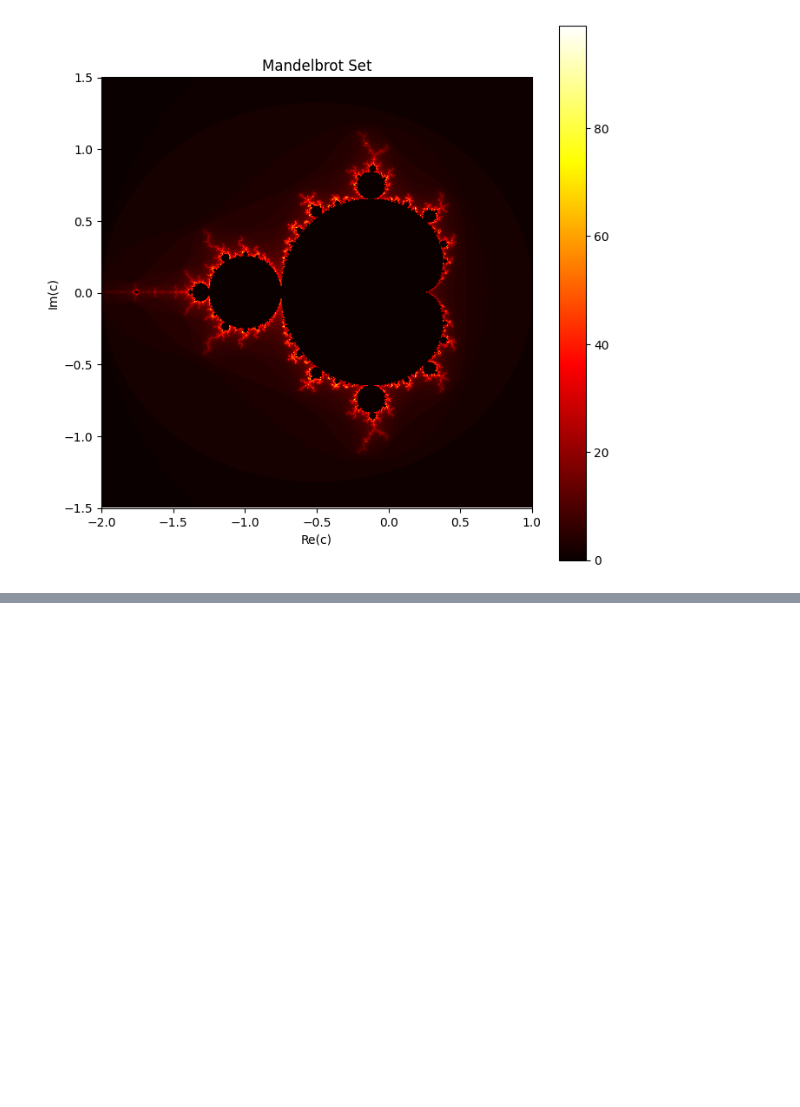
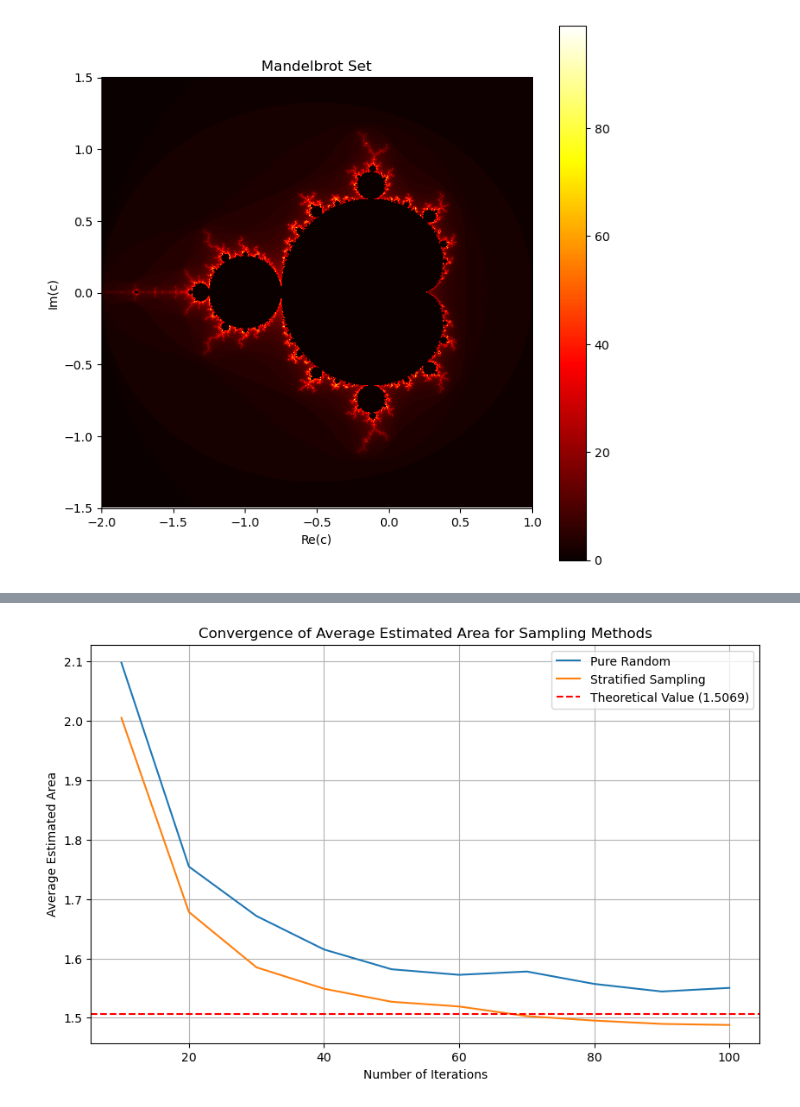
Before and after one commit to jazminli/SS-assignment1, a Jupyter notebook: q1.ipynb, the cells around one changed output, grey strips where cells are left out. Saved outputs shown, nothing was run; the diff lists cells and outputs as text; code cells hidden in the pictures; blank space fills up the shorter version.

```diff
--- a/q1.ipynb
+++ b/q1.ipynb
@@ -315,0 +371,30 @@ plt.show()
+# %%
+average_areas_data = {'Pure Random': [], 'Stratified Sampling': []}
+for max_iter in range(10, 101, 10):
+    mean_random,_ = compute_accuracy(pure_random_sampling, num_samples, max_iter, num_runs)
+    average_areas_data['Pure Random'].append(mean_random)
+
+    mean_stratified, _ = compute_accuracy(stratified_sampling, num_samples, max_iter, num_runs)
+    average_areas_data['Stratified Sampling'].append(mean_stratified)
+
+
+
+theoretical_value = 1.5069
+
+
+
+plt.figure(figsize=(10, 6))
+for method_name, avg_areas in average_areas_data.items():
+    plt.plot(range(10, 101, 10), avg_areas, label=method_name)
+
+
+plt.axhline(y=theoretical_value, color='r', linestyle='--', label='Theoretical Value (1.5069)')
+
+plt.xlabel('Number of Iterations')
+plt.ylabel('Average Estimated Area')
+plt.title('Convergence of Average Estimated Area for Sampling Methods')
+plt.legend()
+plt.grid(True)
+plt.show()
+# %% [output]
+[figure, added]
```
Also changed, not shown: parts of 7 cells of this notebook.
